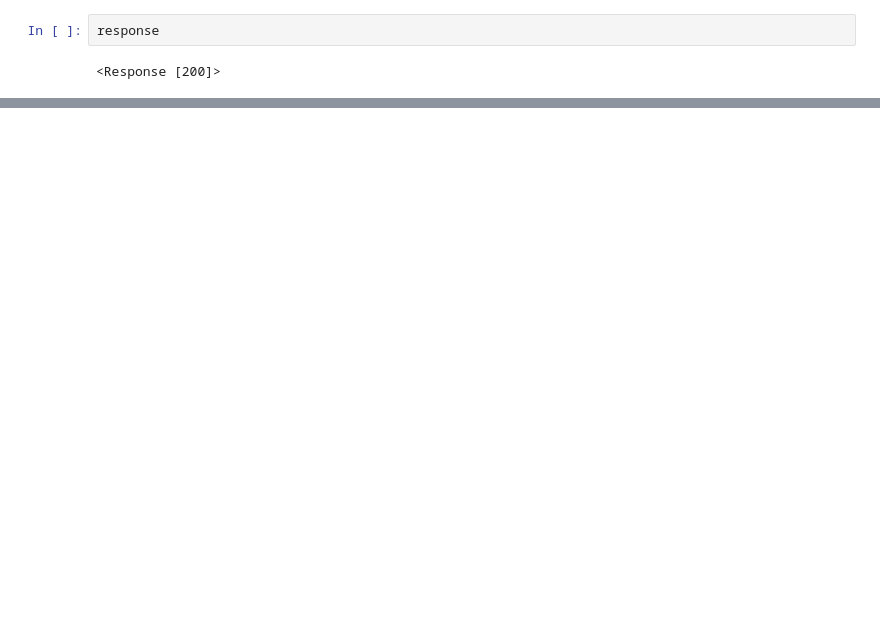
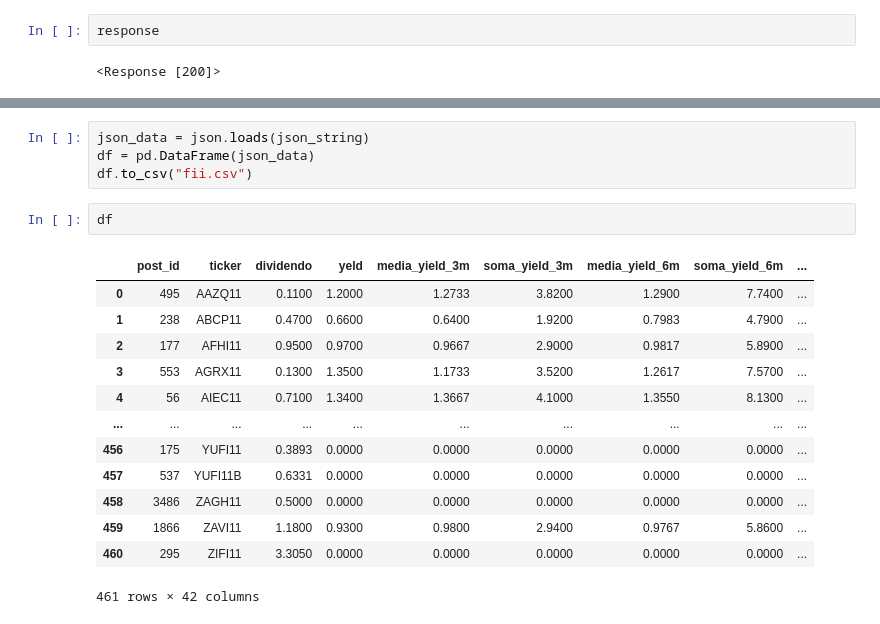
Before and after one commit to Veras-D/team-25_Desafio-IV, a Jupyter notebook: FII.ipynb, the cells around one changed output, grey strips where cells are left out. Cells and saved outputs as stored; diff of their text form; blank space fills up the shorter version.

```diff
--- a/FII.ipynb
+++ b/FII.ipynb
@@ -50,0 +178,20 @@ response
+# %%
+json_data = json.loads(json_string)
+df = pd.DataFrame(json_data)
+df.to_csv("fii.csv")
+# %%
+df
+# %% [output]
+|  | post_id | ticker | dividendo | yeld | media_yield_3m | soma_yield_3m | media_yield_6m | soma_yield_6m | ... |
+| 0 | 495 | AAZQ11 | 0.1100 | 1.2000 | 1.2733 | 3.8200 | 1.2900 | 7.7400 | ... |
+| 1 | 238 | ABCP11 | 0.4700 | 0.6600 | 0.6400 | 1.9200 | 0.7983 | 4.7900 | ... |
+| 2 | 177 | AFHI11 | 0.9500 | 0.9700 | 0.9667 | 2.9000 | 0.9817 | 5.8900 | ... |
+| 3 | 553 | AGRX11 | 0.1300 | 1.3500 | 1.1733 | 3.5200 | 1.2617 | 7.5700 | ... |
+| 4 | 56 | AIEC11 | 0.7100 | 1.3400 | 1.3667 | 4.1000 | 1.3550 | 8.1300 | ... |
+| ... | ... | ... | ... | ... | ... | ... | ... | ... | ... |
+| 456 | 175 | YUFI11 | 0.3893 | 0.0000 | 0.0000 | 0.0000 | 0.0000 | 0.0000 | ... |
+| 457 | 537 | YUFI11B | 0.6331 | 0.0000 | 0.0000 | 0.0000 | 0.0000 | 0.0000 | ... |
+| 458 | 3486 | ZAGH11 | 0.5000 | 0.0000 | 0.0000 | 0.0000 | 0.0000 | 0.0000 | ... |
+| 459 | 1866 | ZAVI11 | 1.1800 | 0.9300 | 0.9800 | 2.9400 | 0.9767 | 5.8600 | ... |
+| 460 | 295 | ZIFI11 | 3.3050 | 0.0000 | 0.0000 | 0.0000 | 0.0000 | 0.0000 | ... |
+461 rows × 42 columns
```
Also changed, not shown: parts of 19 cells of this notebook, 3 other files.
